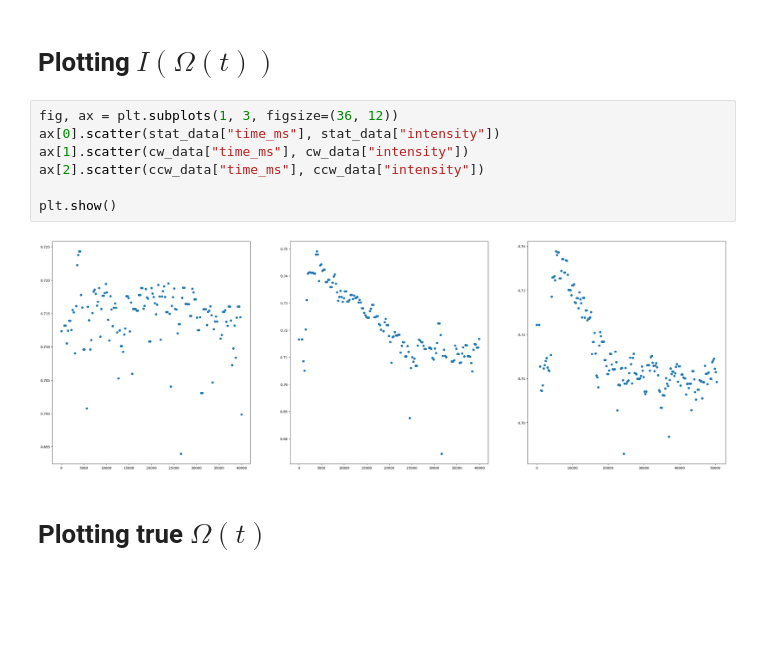
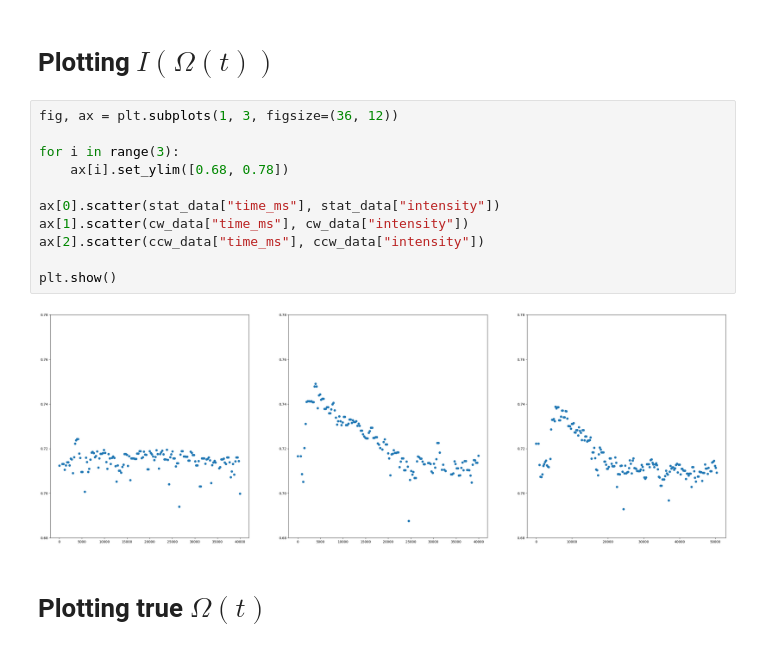
Before and after one commit to MartinOpat/Lab2RaspPi, a Jupyter notebook: data/data_processing.ipynb, the cells around one changed output. Drawn from its saved outputs; the diff is of its cells as text; blank space fills up the shorter version.

Commit message:
Updated plotting code

```diff
--- a/data/data_processing.ipynb
+++ b/data/data_processing.ipynb
@@ -52,13 +52,17 @@ def append_headers(i_start, i_end):
 # Plotting $I(\Omega(t))$
 # %%
 fig, ax = plt.subplots(1, 3, figsize=(36, 12))
+
+for i in range(3):
+    ax[i].set_ylim([0.68, 0.78])
+
 ax[0].scatter(stat_data["time_ms"], stat_data["intensity"])
 ax[1].scatter(cw_data["time_ms"], cw_data["intensity"])
 ax[2].scatter(ccw_data["time_ms"], ccw_data["intensity"])
 
 plt.show()
 # %% [output]
-[figure, old version]
+[figure, new version]
 # %% [markdown]
 # Plotting true $\Omega(t)$
 # %%
```
Also changed, not shown: parts of 2 cells of this notebook, 1 other file.
